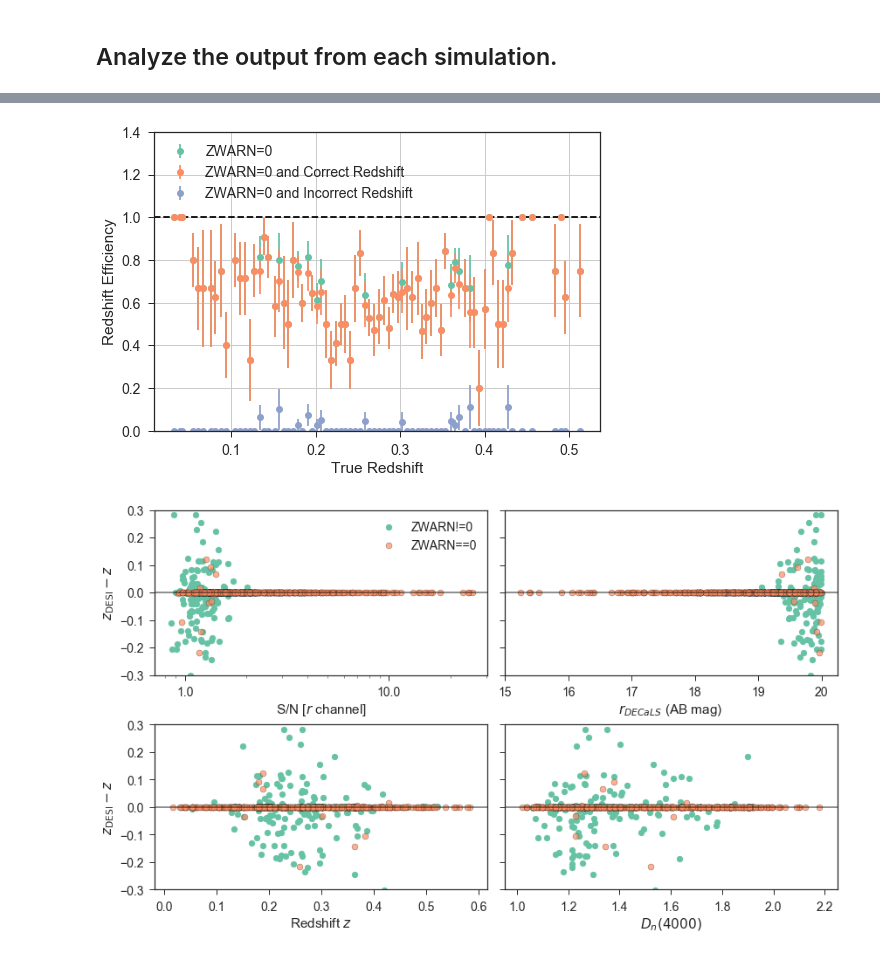
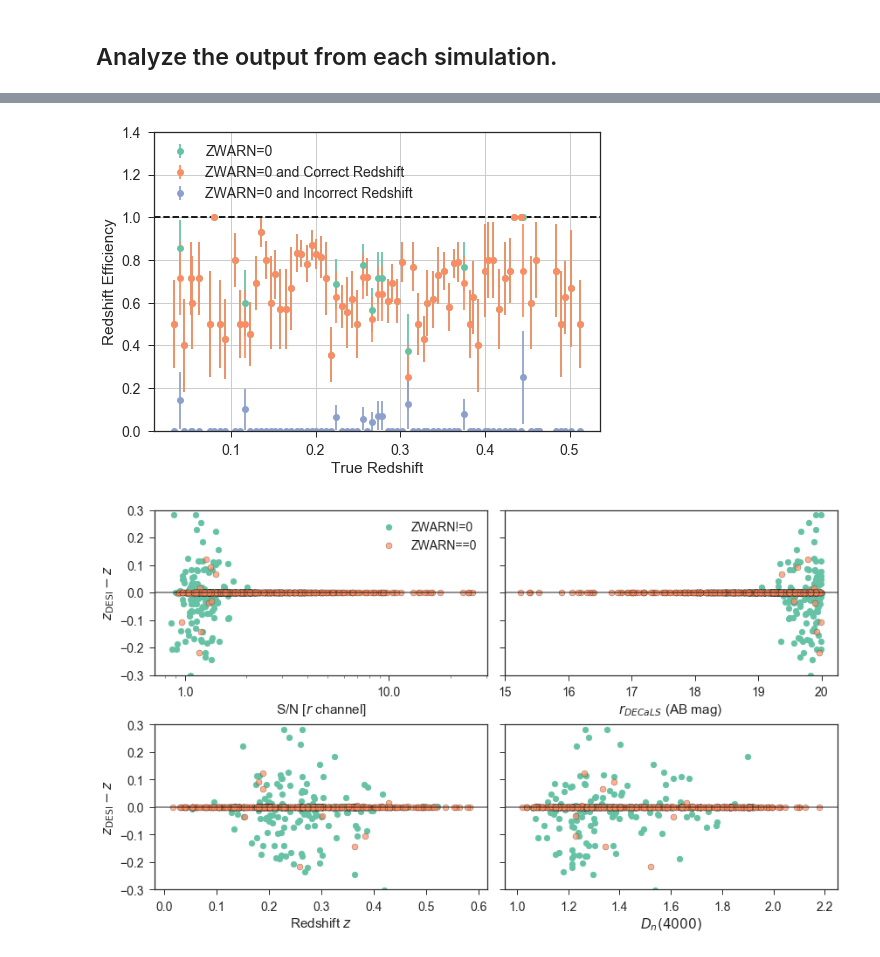
Before and after one commit to desihub/desisim, a Jupyter notebook: doc/nb/bgs-redshift-efficiency.ipynb, the cells around one changed output, grey strips where cells are left out. Drawn from its saved outputs; the diff is of its cells as text; code cells hidden in the pictures.

Commit message:
more plots

```diff
--- a/doc/nb/bgs-redshift-efficiency.ipynb
+++ b/doc/nb/bgs-redshift-efficiency.ipynb
@@ -672,8 +672,8 @@ INFO:<ipython-input-57-e234fe7cbb3a>:3:<module>: Reading /Users/ioannis/work/des
 | 300.0 | 1.0 | 0.0 | 180.0 | -60.0 | 0.883619 | 1.12627 | 1.37683 | 0 | 4948 | 19.8319 | ... |
 | 300.0 | 1.0 | 0.0 | 180.0 | -60.0 | 0.729268 | 1.2451 | 1.58626 | 0 | 4822 | 19.4905 | ... |
 # %%
-def eff(k, n):
+def _eff(k, n):
     eff = k / (n + (n==0))
-    efferr = np.sqrt(eff * (1-eff)) / np.sqrt(n+(n==0))
+    efferr = np.sqrt(eff * (1-eff)) / np.sqrt(n + (n==0))
     return eff, efferr
 # %%
@@ -710,8 +735,8 @@ def _zstats(res, dohist=False):
 # %%
-def qa_redshift_efficiency(res, pngfile=None):
-    """Plot the redshift efficiency."""
+def qa_efficiency_vs_redshift(res, pngfile=None):
+    """Plot the redshift efficiency vs redshift."""
 
-    zz, e1, e2, e3, ee1, ee2, ee3 = _zstats(res, dohist=True)
+    zz, e1, e2, e3, ee1, ee2, ee3 = _gethist('Z', res, range=(0, 0.6))
 
     fig, ax = plt.subplots()
     ax.errorbar(zz, e1, ee1, fmt='o', label='ZWARN=0')
@@ -724,9 +749,9 @@ def qa_redshift_efficiency(res, pngfile=None):
     ax.legend(loc='upper left')
     ax.set_ylim([0,1.4])
 # %%
-qa_redshift_efficiency(result)
+qa_efficiency_vs_redshift(result)
 # %% [output]
-[figure, old version]
+[figure, new version]
 # %%
 def qa_dz(res, pngfile=None):
     """S/N, rmag, g-r, redshift, D(4000), EW(Hbeta)"""
```
Also changed, not shown: parts of 4 cells of this notebook.
